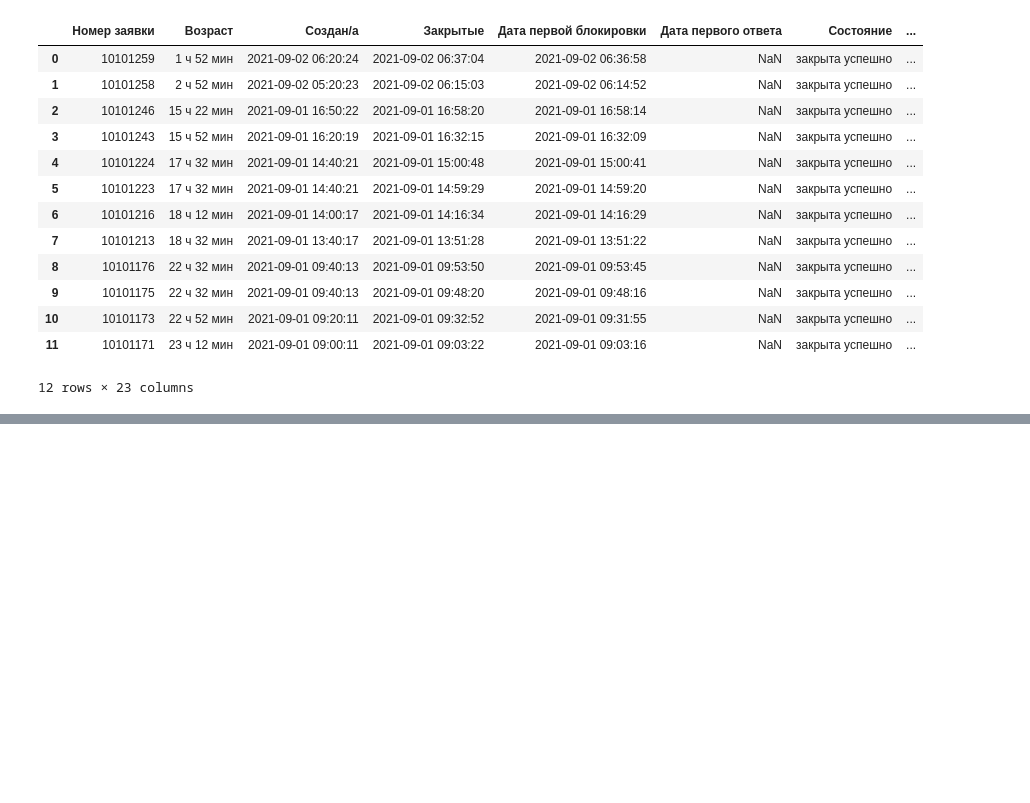
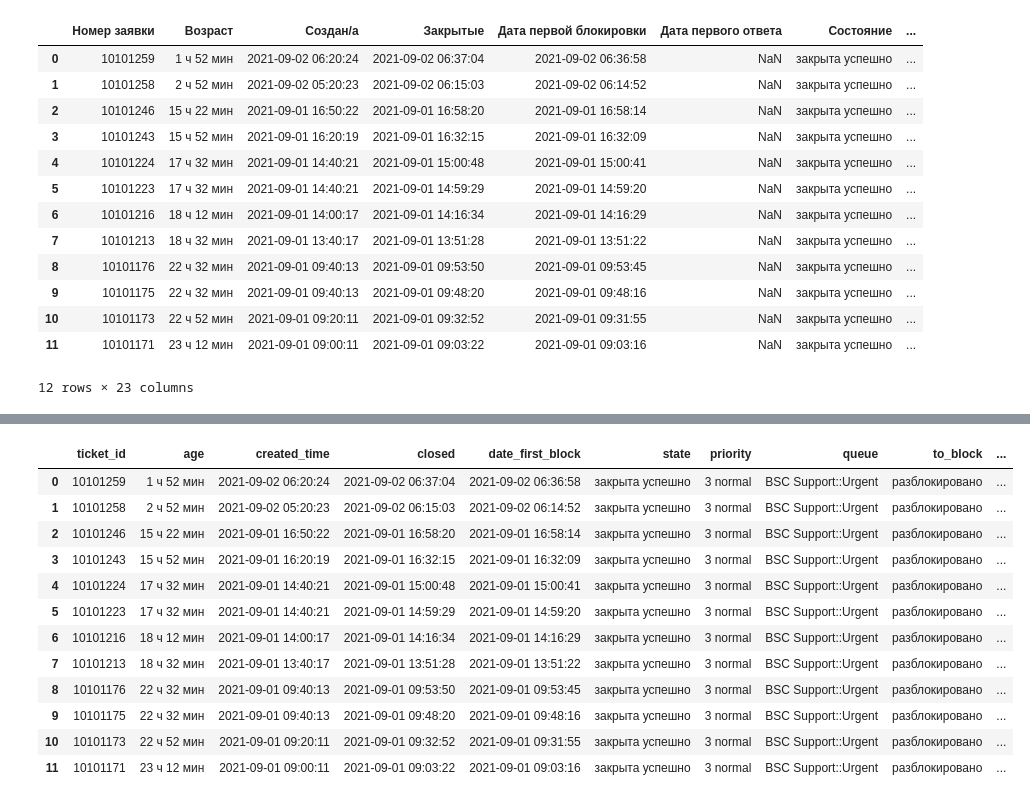
Before and after one commit to artpheon/mysql_scripts, a Jupyter notebook: jupyter/Untitled.ipynb, the cells around one changed output, grey strips where cells are left out. Cells and saved outputs as stored; diff of their text form; code cells hidden in the pictures; blank space fills up the shorter version.

```diff
--- a/jupyter/Untitled.ipynb
+++ b/jupyter/Untitled.ipynb
@@ -41,0 +53,17 @@ excel
+# %%
+df2 = excel.set_axis(['ticket_id', 'age', 'created_time', 'closed', 'date_first_block', 'state', 'priority', 'queue', 'to_block', 'owner', 'name', 'surname', 'sender', 'subject', 'spent_time', 'SolutionInMin', 'SolutionDiffInMin'], axis=1, inplace=False)
+df2
+# %% [output]
+|  | ticket_id | age | created_time | closed | date_first_block | state | priority | queue | to_block | ... |
+| 0 | 10101259 | 1 ч 52 мин | 2021-09-02 06:20:24 | 2021-09-02 06:37:04 | 2021-09-02 06:36:58 | закрыта успешно | 3 normal | BSC Support::Urgent | разблокировано | ... |
+| 1 | 10101258 | 2 ч 52 мин | 2021-09-02 05:20:23 | 2021-09-02 06:15:03 | 2021-09-02 06:14:52 | закрыта успешно | 3 normal | BSC Support::Urgent | разблокировано | ... |
+| 2 | 10101246 | 15 ч 22 мин | 2021-09-01 16:50:22 | 2021-09-01 16:58:20 | 2021-09-01 16:58:14 | закрыта успешно | 3 normal | BSC Support::Urgent | разблокировано | ... |
+| 3 | 10101243 | 15 ч 52 мин | 2021-09-01 16:20:19 | 2021-09-01 16:32:15 | 2021-09-01 16:32:09 | закрыта успешно | 3 normal | BSC Support::Urgent | разблокировано | ... |
+| 4 | 10101224 | 17 ч 32 мин | 2021-09-01 14:40:21 | 2021-09-01 15:00:48 | 2021-09-01 15:00:41 | закрыта успешно | 3 normal | BSC Support::Urgent | разблокировано | ... |
+| 5 | 10101223 | 17 ч 32 мин | 2021-09-01 14:40:21 | 2021-09-01 14:59:29 | 2021-09-01 14:59:20 | закрыта успешно | 3 normal | BSC Support::Urgent | разблокировано | ... |
+| 6 | 10101216 | 18 ч 12 мин | 2021-09-01 14:00:17 | 2021-09-01 14:16:34 | 2021-09-01 14:16:29 | закрыта успешно | 3 normal | BSC Support::Urgent | разблокировано | ... |
+| 7 | 10101213 | 18 ч 32 мин | 2021-09-01 13:40:17 | 2021-09-01 13:51:28 | 2021-09-01 13:51:22 | закрыта успешно | 3 normal | BSC Support::Urgent | разблокировано | ... |
+| 8 | 10101176 | 22 ч 32 мин | 2021-09-01 09:40:13 | 2021-09-01 09:53:50 | 2021-09-01 09:53:45 | закрыта успешно | 3 normal | BSC Support::Urgent | разблокировано | ... |
+| 9 | 10101175 | 22 ч 32 мин | 2021-09-01 09:40:13 | 2021-09-01 09:48:20 | 2021-09-01 09:48:16 | закрыта успешно | 3 normal | BSC Support::Urgent | разблокировано | ... |
+| 10 | 10101173 | 22 ч 52 мин | 2021-09-01 09:20:11 | 2021-09-01 09:32:52 | 2021-09-01 09:31:55 | закрыта успешно | 3 normal | BSC Support::Urgent | разблокировано | ... |
+| 11 | 10101171 | 23 ч 12 мин | 2021-09-01 09:00:11 | 2021-09-01 09:03:22 | 2021-09-01 09:03:16 | закрыта успешно | 3 normal | BSC Support::Urgent | разблокировано | ... |
```
Also changed, not shown: parts of 9 cells of this notebook, 2 other files.
